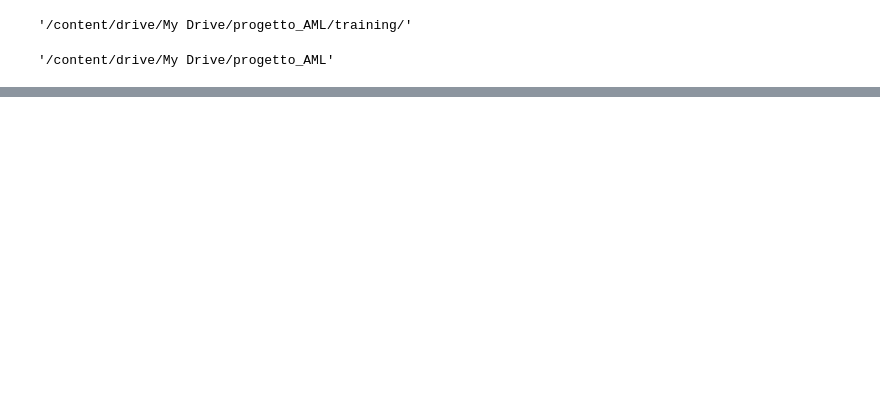
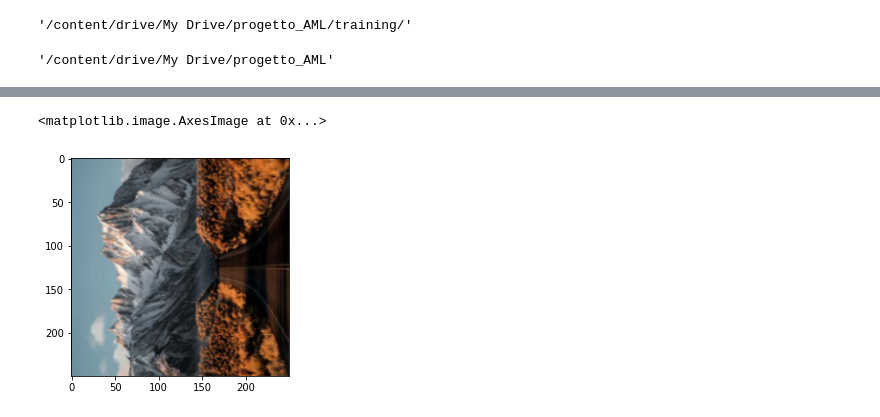
Before and after one commit to LorenzoMauri/Advanced-Machine-Learning, a Jupyter notebook: AML.ipynb, the cells around one changed output, grey strips where cells are left out. Saved outputs shown, nothing was run; the diff lists cells and outputs as text; code cells hidden in the pictures; blank space fills up the shorter version.

```diff
--- a/AML.ipynb
+++ b/AML.ipynb
@@ -91,0 +88,5 @@ WARNING:matplotlib.image:Clipping input data to the valid range for imshow with
+# %%
+im0 = np.load('/content/drive/MyDrive/progetto_AML/dataset/rotated_0/landscape.PNG_rotated_0.npy')
+im90 = np.load('/content/drive/MyDrive/progetto_AML/dataset/rotated_90/landscape.PNG_rotated_90.npy')
+im180 = np.load('/content/drive/MyDrive/progetto_AML/dataset/rotated_180/landscape.PNG_rotated_180.npy')
+im270=np.load('/content/drive/MyDrive/progetto_AML/dataset/rotated_270/landscape.PNG_rotated_270.npy')
@@ -103,0 +102,5 @@ WARNING:matplotlib.image:Clipping input data to the valid range for imshow with
+# %%
+plt.imshow(im90)
+# %% [output]
+<matplotlib.image.AxesImage at 0x...>
+[figure, added]
```
Also changed, not shown: parts of 13 cells of this notebook.
